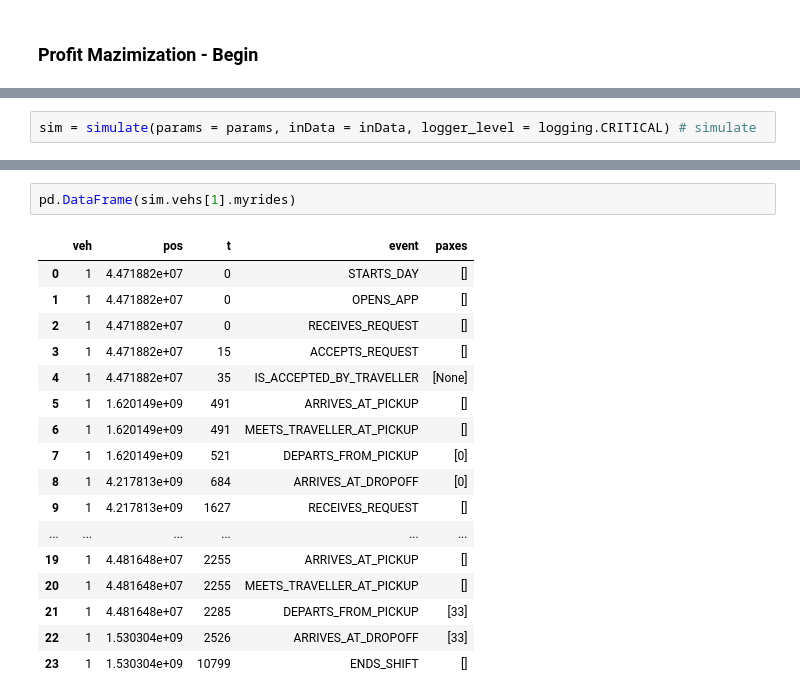
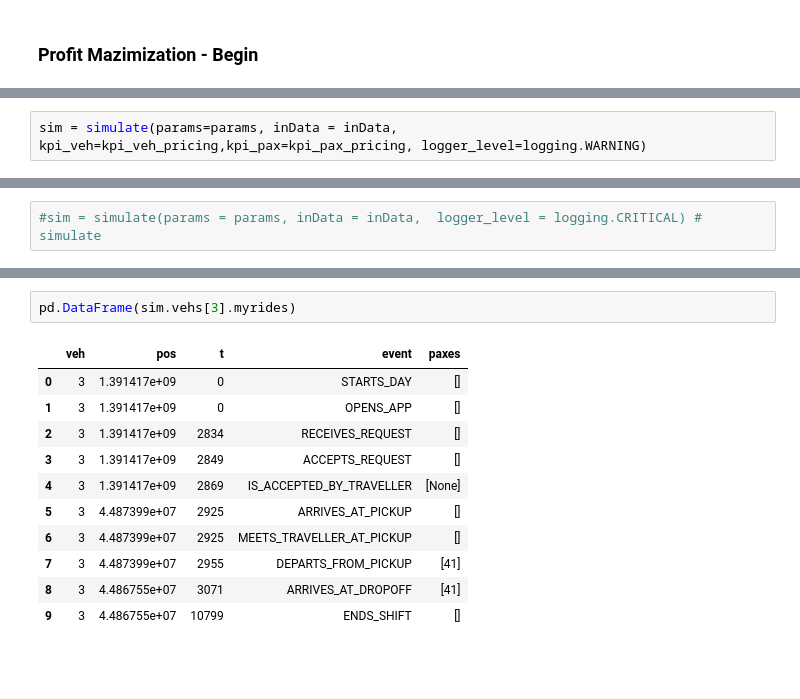
Before and after one commit to Jagiellonian-University/MaaSSim, a Jupyter notebook: docs/tutorials/Delft_Sim (7).ipynb, the cells around one changed output, grey strips where cells are left out. Cells and saved outputs as stored; diff of their text form; blank space fills up the shorter version.

```diff
--- a/docs/tutorials/Delft_Sim (7).ipynb
+++ b/docs/tutorials/Delft_Sim (7).ipynb
@@ -122,0 +125,2 @@ inData.sblts.rides
+# %%
+sim = simulate(params=params, inData = inData,  kpi_veh=kpi_veh_pricing,kpi_pax=kpi_pax_pricing, logger_level=logging.WARNING)
@@ -123,2 +146,2 @@ inData.sblts.rides
 # %%
-sim = simulate(params = params, inData = inData, logger_level = logging.CRITICAL) # simulate
+#sim = simulate(params = params, inData = inData,  logger_level = logging.CRITICAL) # simulate
@@ -168,20 +156,14 @@ sim.vehs[1].rdf
 # %%
-pd.DataFrame(sim.vehs[1].myrides)
+pd.DataFrame(sim.vehs[3].myrides)
 # %% [output]
 |  | veh | pos | t | event | paxes |
-| 0 | 1 | 4.471882e+07 | 0 | STARTS_DAY | [] |
-| 1 | 1 | 4.471882e+07 | 0 | OPENS_APP | [] |
-| 2 | 1 | 4.471882e+07 | 0 | RECEIVES_REQUEST | [] |
-| 3 | 1 | 4.471882e+07 | 15 | ACCEPTS_REQUEST | [] |
-| 4 | 1 | 4.471882e+07 | 35 | IS_ACCEPTED_BY_TRAVELLER | [None] |
-| 5 | 1 | 1.620149e+09 | 491 | ARRIVES_AT_PICKUP | [] |
-| 6 | 1 | 1.620149e+09 | 491 | MEETS_TRAVELLER_AT_PICKUP | [] |
-| 7 | 1 | 1.620149e+09 | 521 | DEPARTS_FROM_PICKUP | [0] |
-| 8 | 1 | 4.217813e+09 | 684 | ARRIVES_AT_DROPOFF | [0] |
-| 9 | 1 | 4.217813e+09 | 1627 | RECEIVES_REQUEST | [] |
-| ... | ... | ... | ... | ... | ... |
-| 19 | 1 | 4.481648e+07 | 2255 | ARRIVES_AT_PICKUP | [] |
-| 20 | 1 | 4.481648e+07 | 2255 | MEETS_TRAVELLER_AT_PICKUP | [] |
-| 21 | 1 | 4.481648e+07 | 2285 | DEPARTS_FROM_PICKUP | [33] |
-| 22 | 1 | 1.530304e+09 | 2526 | ARRIVES_AT_DROPOFF | [33] |
-| 23 | 1 | 1.530304e+09 | 10799 | ENDS_SHIFT | [] |
+| 0 | 3 | 1.391417e+09 | 0 | STARTS_DAY | [] |
+| 1 | 3 | 1.391417e+09 | 0 | OPENS_APP | [] |
+| 2 | 3 | 1.391417e+09 | 2834 | RECEIVES_REQUEST | [] |
+| 3 | 3 | 1.391417e+09 | 2849 | ACCEPTS_REQUEST | [] |
+| 4 | 3 | 1.391417e+09 | 2869 | IS_ACCEPTED_BY_TRAVELLER | [None] |
+| 5 | 3 | 4.487399e+07 | 2925 | ARRIVES_AT_PICKUP | [] |
+| 6 | 3 | 4.487399e+07 | 2925 | MEETS_TRAVELLER_AT_PICKUP | [] |
+| 7 | 3 | 4.487399e+07 | 2955 | DEPARTS_FROM_PICKUP | [41] |
+| 8 | 3 | 4.486755e+07 | 3071 | ARRIVES_AT_DROPOFF | [41] |
+| 9 | 3 | 4.486755e+07 | 10799 | ENDS_SHIFT | [] |
```
Also changed, not shown: parts of 10 cells of this notebook, 6 other files.
